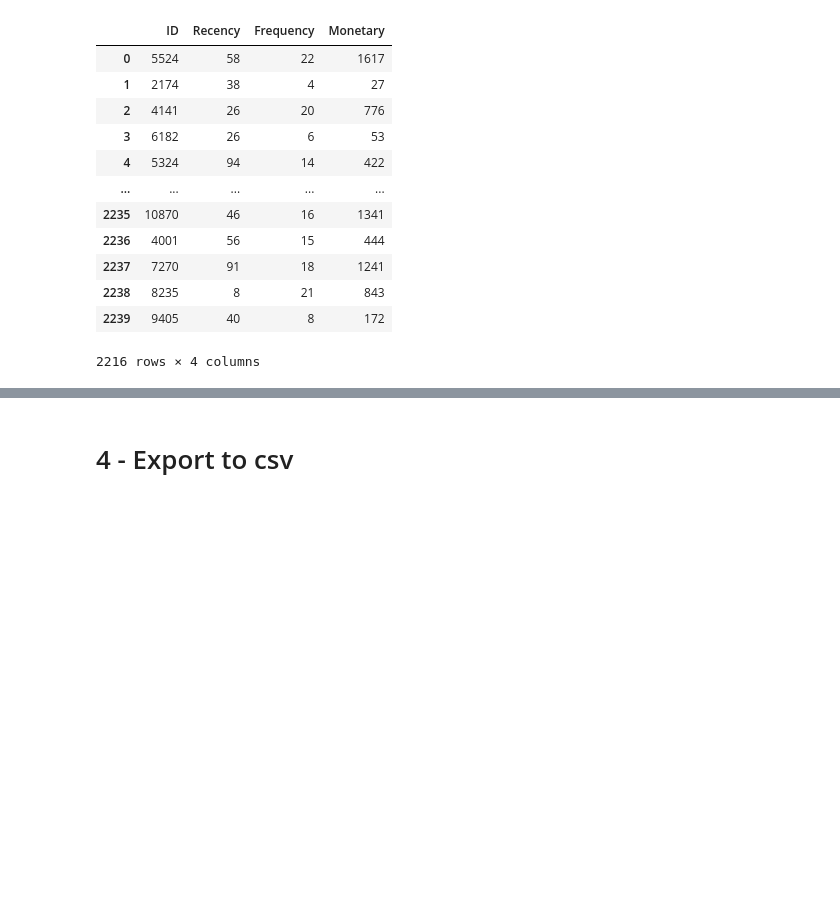
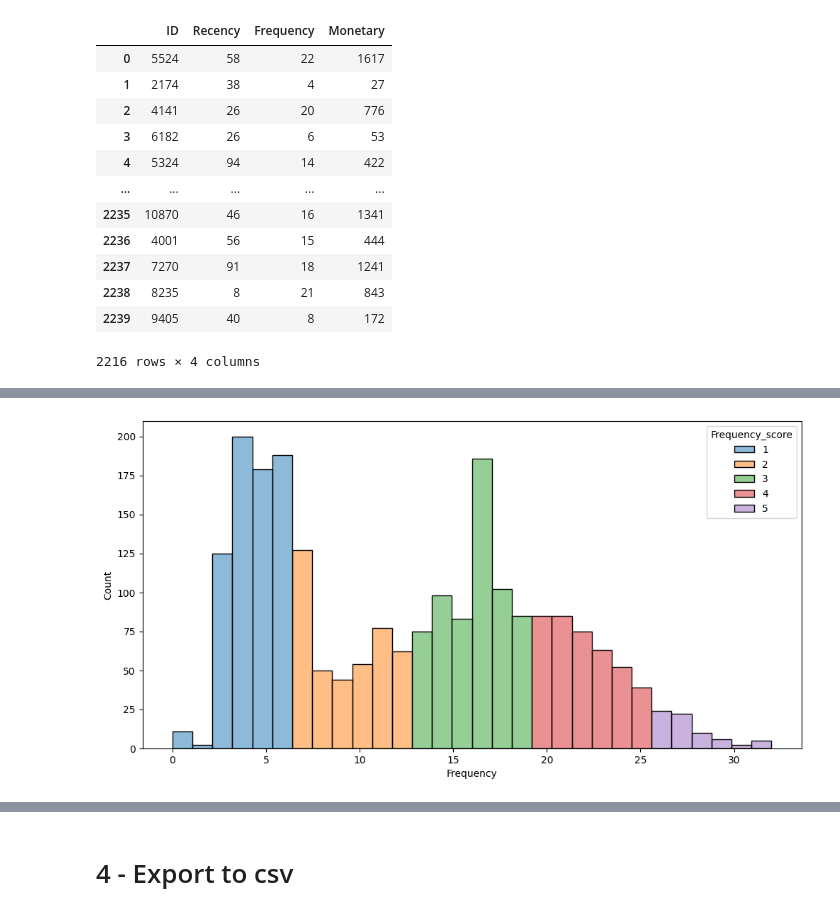
Before and after one commit to nqtquoctrung94/RFM_Customer_Personality_Analysis, a Jupyter notebook: clean_data.ipynb, the cells around one changed output, grey strips where cells are left out. Saved outputs shown, nothing was run; the diff lists cells and outputs as text; code cells hidden in the pictures; blank space fills up the shorter version.

```diff
--- a/clean_data.ipynb
+++ b/clean_data.ipynb
@@ -407,0 +429,6 @@ rfm_data["Monetary_score"] = pd.qcut(rfm_data['Monetary'].rank(method="first"),
+# %%
+fig, axes = plt.subplots(figsize=(12, 6))
+sns.histplot(data=rfm_data, x='Frequency', bins=30, hue='Frequency_score')
+plt.show()
+# %% [output]
+[figure, added]
```
Also changed, not shown: parts of 25 cells of this notebook.
